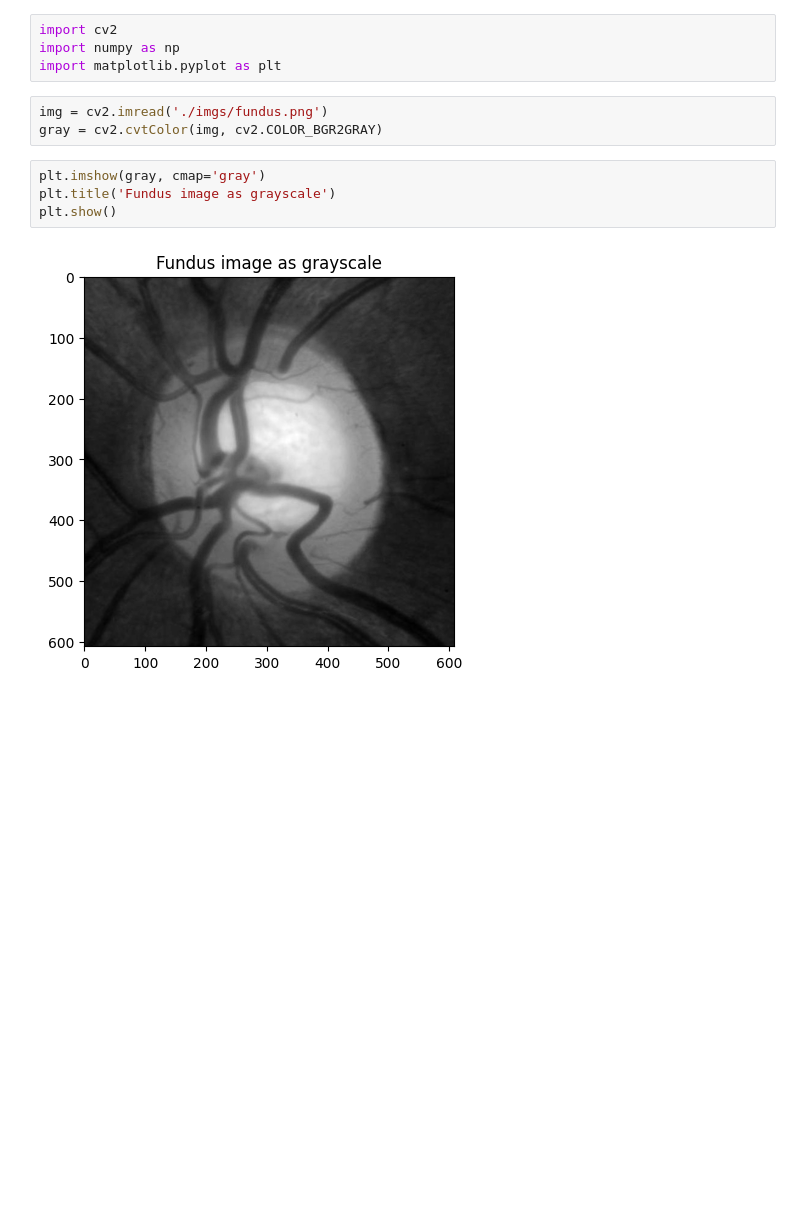
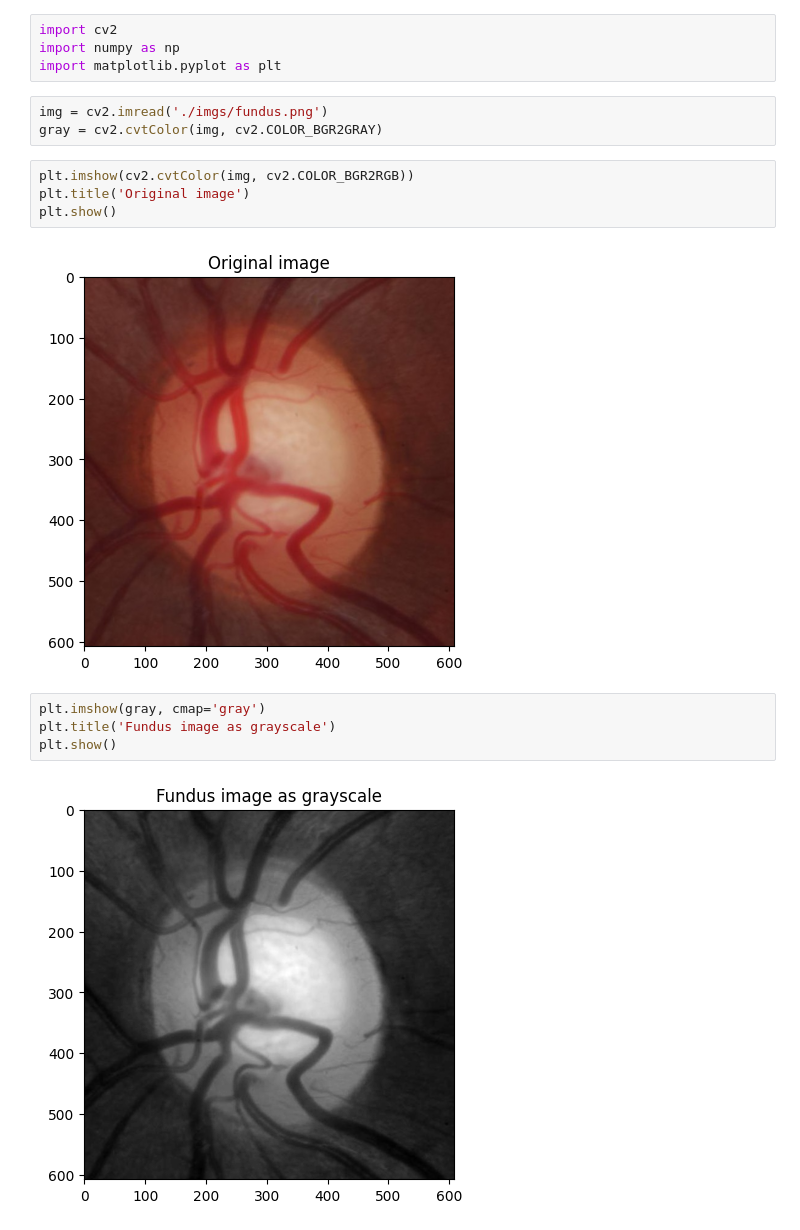
Before and after one commit to ceschini/ocular-disc-cup-ellipse, a Jupyter notebook: main.ipynb, the cells around one changed output. Drawn from its saved outputs; the diff is of its cells as text; blank space fills up the shorter version.

```diff
--- a/main.ipynb
+++ b/main.ipynb
@@ -5,6 +5,12 @@ import matplotlib.pyplot as plt
 # %%
 img = cv2.imread('./imgs/fundus.png')
 gray = cv2.cvtColor(img, cv2.COLOR_BGR2GRAY)
+# %%
+plt.imshow(cv2.cvtColor(img, cv2.COLOR_BGR2RGB))
+plt.title('Original image')
+plt.show()
+# %% [output]
+[figure, added]
 # %%
 plt.imshow(gray, cmap='gray')
 plt.title('Fundus image as grayscale')
```
Also changed, not shown: 1 other file.
